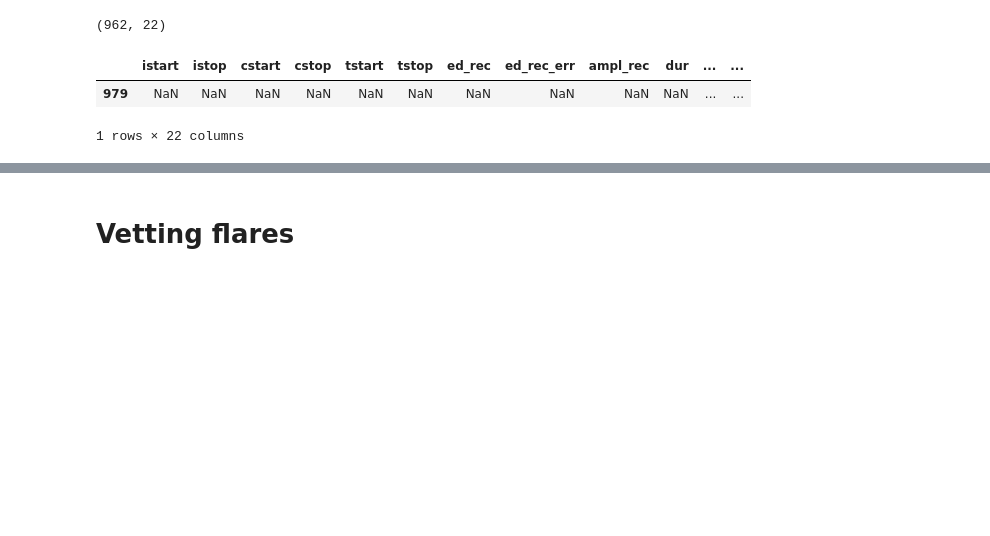
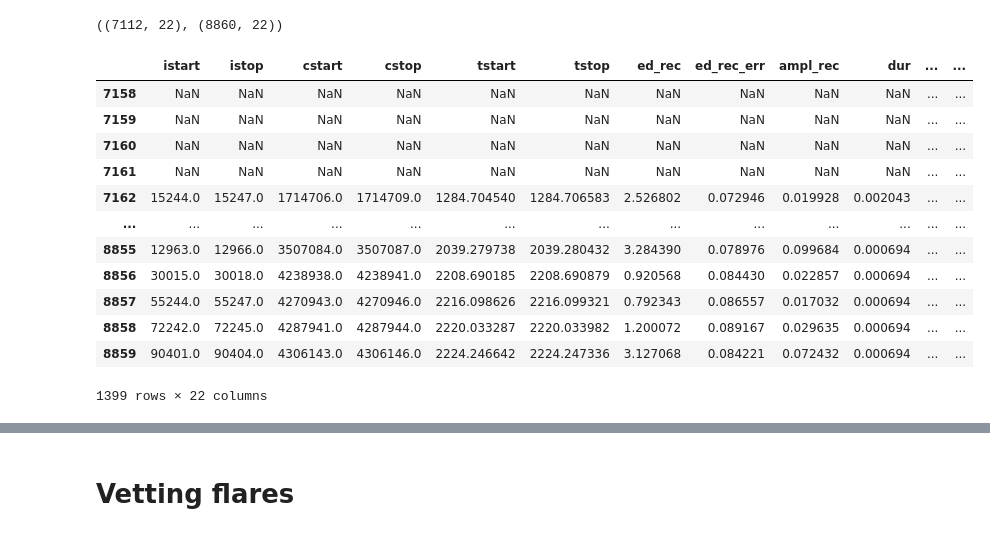
Before and after one commit to ekaterinailin/flaring-spi, a Jupyter notebook: notebooks/_03_check_flares.ipynb, the cells around one changed output, grey strips where cells are left out. Saved outputs shown, nothing was run; the diff lists cells and outputs as text; code cells hidden in the pictures; blank space fills up the shorter version.

```diff
--- a/notebooks/_03_check_flares.ipynb
+++ b/notebooks/_03_check_flares.ipynb
@@ -7,17 +7,6 @@ from astropy.io import fits
 # %%
 ff = pd.read_csv("../results/2022_07_flares_vetted.csv")
 ff_to_fill = pd.read_csv("../results/2022_07_flares.csv")
-ff.shape
+ff.shape, ff_to_fill.shape
 # %% [output]
-(962, 22)
+((7112, 22), (8860, 22))
-# %%
-
-ff_to_fill.loc[(ff_to_fill["total_n_valid_data_points"]==32946) &
-           (ff_to_fill["ID"] =="Kepler-19") &
-           (ff_to_fill["TIC"] =="122375047")] #&
-#            (ff_to_fill["qcs"] ==12) &
-#            (ff_to_fill["lc_n"] ==6)),:]
-# %% [output]
-|  | istart | istop | cstart | cstop | tstart | tstop | ed_rec | ed_rec_err | ampl_rec | dur | ... | ... |
-| 979 | NaN | NaN | NaN | NaN | NaN | NaN | NaN | NaN | NaN | NaN | ... | ... |
-1 rows × 22 columns
@@ -26 +17,18 @@ index_to_fill_from = 979
+# %%
+ff_to_add = ff_to_fill[ff_to_fill.ID.isin(ids_to_add)]
+ff_to_add
+# %% [output]
+|  | istart | istop | cstart | cstop | tstart | tstop | ed_rec | ed_rec_err | ampl_rec | dur | ... | ... |
+| 7158 | NaN | NaN | NaN | NaN | NaN | NaN | NaN | NaN | NaN | NaN | ... | ... |
+| 7159 | NaN | NaN | NaN | NaN | NaN | NaN | NaN | NaN | NaN | NaN | ... | ... |
+| 7160 | NaN | NaN | NaN | NaN | NaN | NaN | NaN | NaN | NaN | NaN | ... | ... |
+| 7161 | NaN | NaN | NaN | NaN | NaN | NaN | NaN | NaN | NaN | NaN | ... | ... |
+| 7162 | 15244.0 | 15247.0 | 1714706.0 | 1714709.0 | 1284.704540 | 1284.706583 | 2.526802 | 0.072946 | 0.019928 | 0.002043 | ... | ... |
+| ... | ... | ... | ... | ... | ... | ... | ... | ... | ... | ... | ... | ... |
+| 8855 | 12963.0 | 12966.0 | 3507084.0 | 3507087.0 | 2039.279738 | 2039.280432 | 3.284390 | 0.078976 | 0.099684 | 0.000694 | ... | ... |
+| 8856 | 30015.0 | 30018.0 | 4238938.0 | 4238941.0 | 2208.690185 | 2208.690879 | 0.920568 | 0.084430 | 0.022857 | 0.000694 | ... | ... |
+| 8857 | 55244.0 | 55247.0 | 4270943.0 | 4270946.0 | 2216.098626 | 2216.099321 | 0.792343 | 0.086557 | 0.017032 | 0.000694 | ... | ... |
+| 8858 | 72242.0 | 72245.0 | 4287941.0 | 4287944.0 | 2220.033287 | 2220.033982 | 1.200072 | 0.089167 | 0.029635 | 0.000694 | ... | ... |
+| 8859 | 90401.0 | 90404.0 | 4306143.0 | 4306146.0 | 2224.246642 | 2224.247336 | 3.127068 | 0.084221 | 0.072432 | 0.000694 | ... | ... |
+1399 rows × 22 columns
 # %%
```
Also changed, not shown: parts of 6 cells of this notebook, 5 other files.
